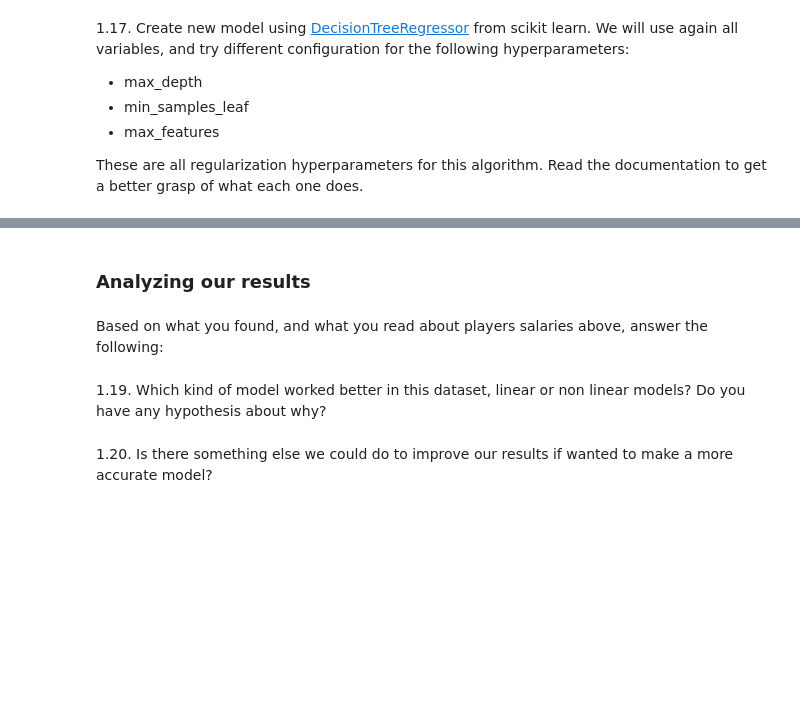
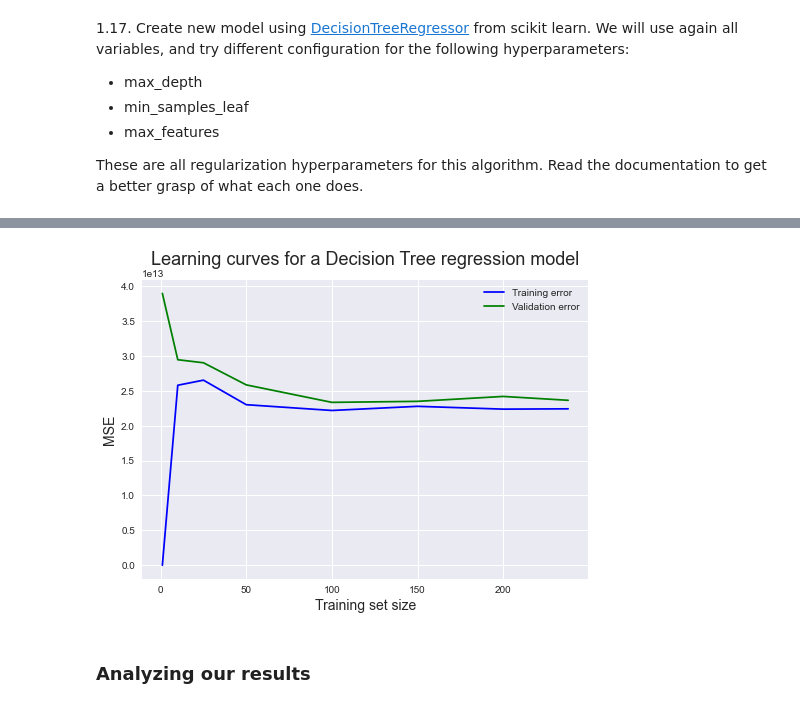
Before and after one commit to santiagoromero20/NBAPredictions, a Jupyter notebook: NBAPredictions.ipynb, the cells around one changed output, grey strips where cells are left out. Drawn from its saved outputs; the diff is of its cells as text; code cells hidden in the pictures; blank space fills up the shorter version.

```diff
--- a/NBAPredictions.ipynb
+++ b/NBAPredictions.ipynb
@@ -1182,6 +1223,7 @@ from sklearn.tree import DecisionTreeRegressor
+# %%
+train_sizes, train_scores, validation_scores = learning_curve(grid_dtr.best_estimator_, X_train, y_train, cv=5, scoring="neg_mean_squared_error", n_jobs=-1, train_sizes=[1,10,25,50,100,150,200,238], shuffle=True, random_state=1)
+visualizations.plot_learning_curve(train_sizes, train_scores, validation_scores, "MSE", "Training set size", "Learning curves for a Decision Tree regression model")
+# %% [output]
+[figure, added]
 # %% [markdown]
 ### Analyzing our results
-# %% [markdown]
-Based on what you found, and what you read about players salaries above, answer the following:
-# %% [markdown]
-1.19. Which kind of model worked better in this dataset, linear or non linear models? Do you have any hypothesis about why?
@@ -1194,2 +1229,0 @@ linear model, as we did until the DecisionTree)."""
-# %% [markdown]
-1.20. Is there something else we could do to improve our results if wanted to make a more accurate model?
```
Also changed, not shown: parts of 15 cells of this notebook.
